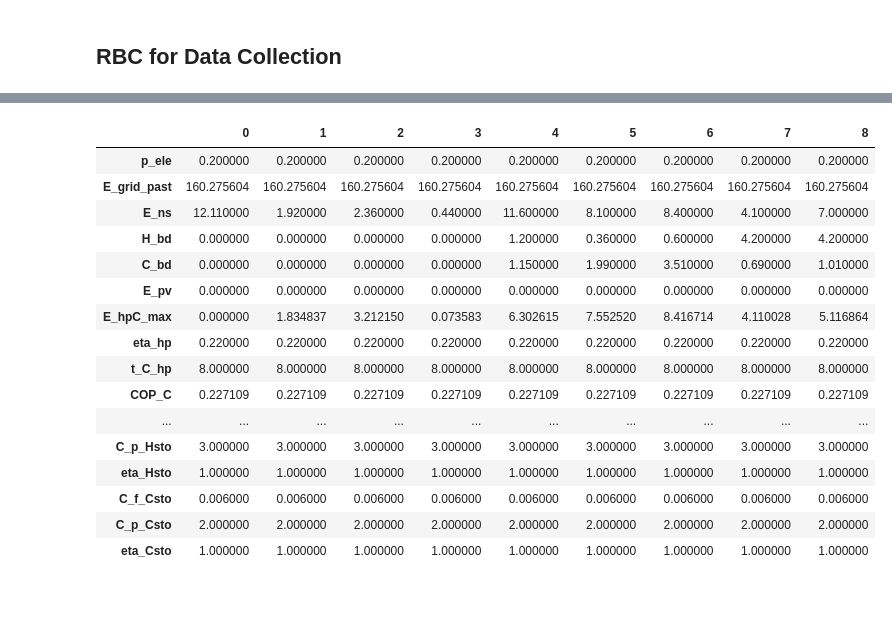
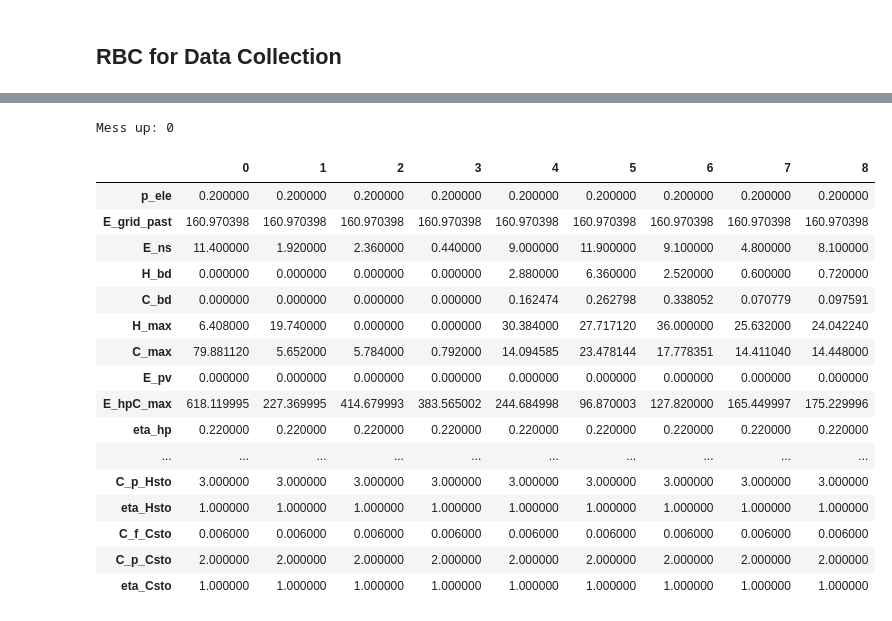
Before and after one commit to QasimWani/ZOiRL, a Jupyter notebook: implicit_agent.ipynb, the cells around one changed output, grey strips where cells are left out. Saved outputs shown, nothing was run; the diff lists cells and outputs as text; code cells hidden in the pictures.

Commit message:
day ahead dispatch bug

```diff
--- a/implicit_agent.ipynb
+++ b/implicit_agent.ipynb
@@ -37,7 +37,7 @@ observations_spaces, actions_spaces = env.get_state_action_spaces()
 ### load weather data for calculation of COP
 with open(env.data_path / env.weather_file) as csv_file:
     weather_data = pd.read_csv(csv_file)
-weather_data = 273.15 + np.array(weather_data['Outdoor Drybulb Temperature [C]'])
+weather_data = weather_data['Outdoor Drybulb Temperature [C]']
 # %% [markdown]
 ## Load Data
 # %%
@@ -145,7 +163,7 @@ def get_current_data(env, t):
 # %%
 def parse_data(data:dict, current_data:dict):
     """ Parses `current_data` for optimization and loads into `data` """
-    assert len(current_data) == 24, "Invalid number of parameters. Can't run basic (root) agent optimization"
+    assert len(current_data) == 26, "Invalid number of parameters. Can't run basic (root) agent optimization"
 
     for key, value in current_data.items():
         if key not in data:
@@ -187,14 +205,14 @@ def create_random_data(data:dict):
         data[key] = np.clip(np.random.random(size=data[key].shape), 0, 1)
     return data
 # %%
-def get_actions(data:dict, t, debug=False, apply_seed=False):
-    """ Runs Optim for all 9 buildings per hour. """
+def get_actions(data:dict, t, debug=False, apply_seed=False, lookahead=False):
+    """ Runs Optim for all 9 buildings per hour. `lookahead` once set to `True` computes day-ahead dispatch """
     convert_to_numpy(data)
     data = create_random_data(deepcopy(data)) if apply_seed else data
     if debug:
         return [Optim(t, data, i, actions_spaces[i].shape[0]) for i in range(9)]
 
-    return [Optim(t, data, i, actions_spaces[i].shape[0]).solve(debug) for i in range(9)]
+    return [Optim(t, data, i, actions_spaces[i].shape[0]).solve(debug, lookahead) for i in range(9)]
 # %%
 class Optim:
     """ Define Differential Optimization framework for CL. """
@@ -419,8 +439,9 @@ indx_hour = get_idx_hour()
 
 start = time.time()
 
+look_ahead_cost = []
 #run agent
-while not done and t_idx < rbc_threshold + 48:
+while not done and t_idx < rbc_threshold + 24*30:
 
     hour_state = np.array([[state[0][indx_hour]]])
 
@@ -429,14 +450,21 @@ while not done and t_idx < rbc_threshold + 48:
         _, init_updates = init_values(data) #update 0th hour values
         data = {}
 
-    if t_idx%1460 < rbc_threshold: #run RBC 1st week once.
+    if t_idx%1460 < rbc_threshold:
         action = agents.select_action(hour_state)
         next_state, rewards, done, _ = env.step(action)
     else:
-        #running optimization per 24 hours.
-        data_est = estimate_data(deepcopy(env), agents, state, deepcopy(data), indx_hour, t_idx, init_updates) #adaptive-perhour
-        action = get_actions(data_est, t_idx % 24) #runs optimization per hour.
-        next_state, rewards, done, _ = env.step(action)
+        #day ahead dispatch.
+        ### at first hour, collects the data from t = 1 to t = 24 using RBC.
+        ### solves optimization for all hours, and runs corresponding actions for the next 23 hours
+        if not data: #first hour
+            data_est = estimate_data(deepcopy(env), agents, state, deepcopy(data), indx_hour, t_idx, init_updates)
+            optim_results = get_actions(data_est, t_idx % 24, lookahead=True) #day-ahead plan
+            action_planned_day, cost_dispatch = zip(*optim_results)
+            look_ahead_cost.append(cost_dispatch) # per day estimation cost after solving for hour 1 for hours 1-24
+        #action = get_actions(data_est, t_idx % 24) #runs optimization per hour.
+        assert len(action_planned_day[0][0]) == 24, 'Invalid number of observations for Optimization actions'
+        next_state, rewards, done, _ = env.step([np.array(action_planned_day[idx])[:, t_idx % 24] for idx in range(len(actions_spaces))])
 
     state = next_state
 
@@ -503,26 +557,28 @@ pd.DataFrame([data_est['c_Csto_end'][0], data_est['c_Hsto_end'][0], *data_est['c
 | c_bat_end | 0.100000 | 0.100000 | 0.100000 | 0.100000 | 0.100000 | 0.100000 | 0.100000 | 0.100000 | 0.100000 |
 # %%
-t_test = 0
+t_test = (t_idx - rbc_threshold) % 24
+print(f"Mess up: {t_test}")
 
 bd_debug = []
 row_ind = []
 for key in data_est.keys():
     if len(data_est[key]) > 2:
         row_ind.append(key)
         bd_debug.append(data_est[key][t_test])
 pd.DataFrame(bd_debug, index=row_ind)
 # %% [output]
+Mess up: 0
 |  | 0 | 1 | 2 | 3 | 4 | 5 | 6 | 7 | 8 |
 | p_ele | 0.200000 | 0.200000 | 0.200000 | 0.200000 | 0.200000 | 0.200000 | 0.200000 | 0.200000 | 0.200000 |
-| E_grid_past | 160.275604 | 160.275604 | 160.275604 | 160.275604 | 160.275604 | 160.275604 | 160.275604 | 160.275604 | 160.275604 |
-| E_ns | 12.110000 | 1.920000 | 2.360000 | 0.440000 | 11.600000 | 8.100000 | 8.400000 | 4.100000 | 7.000000 |
-| H_bd | 0.000000 | 0.000000 | 0.000000 | 0.000000 | 1.200000 | 0.360000 | 0.600000 | 4.200000 | 4.200000 |
-| C_bd | 0.000000 | 0.000000 | 0.000000 | 0.000000 | 1.150000 | 1.990000 | 3.510000 | 0.690000 | 1.010000 |
+| E_grid_past | 160.970398 | 160.970398 | 160.970398 | 160.970398 | 160.970398 | 160.970398 | 160.970398 | 160.970398 | 160.970398 |
+| E_ns | 11.400000 | 1.920000 | 2.360000 | 0.440000 | 9.000000 | 11.900000 | 9.100000 | 4.800000 | 8.100000 |
+| H_bd | 0.000000 | 0.000000 | 0.000000 | 0.000000 | 2.880000 | 6.360000 | 2.520000 | 0.600000 | 0.720000 |
+| C_bd | 0.000000 | 0.000000 | 0.000000 | 0.000000 | 0.162474 | 0.262798 | 0.338052 | 0.070779 | 0.097591 |
+| H_max | 6.408000 | 19.740000 | 0.000000 | 0.000000 | 30.384000 | 27.717120 | 36.000000 | 25.632000 | 24.042240 |
+| C_max | 79.881120 | 5.652000 | 5.784000 | 0.792000 | 14.094585 | 23.478144 | 17.778351 | 14.411040 | 14.448000 |
 | E_pv | 0.000000 | 0.000000 | 0.000000 | 0.000000 | 0.000000 | 0.000000 | 0.000000 | 0.000000 | 0.000000 |
-| E_hpC_max | 0.000000 | 1.834837 | 3.212150 | 0.073583 | 6.302615 | 7.552520 | 8.416714 | 4.110028 | 5.116864 |
+| E_hpC_max | 618.119995 | 227.369995 | 414.679993 | 383.565002 | 244.684998 | 96.870003 | 127.820000 | 165.449997 | 175.229996 |
 | eta_hp | 0.220000 | 0.220000 | 0.220000 | 0.220000 | 0.220000 | 0.220000 | 0.220000 | 0.220000 | 0.220000 |
-| t_C_hp | 8.000000 | 8.000000 | 8.000000 | 8.000000 | 8.000000 | 8.000000 | 8.000000 | 8.000000 | 8.000000 |
-| COP_C | 0.227109 | 0.227109 | 0.227109 | 0.227109 | 0.227109 | 0.227109 | 0.227109 | 0.227109 | 0.227109 |
 | ... | ... | ... | ... | ... | ... | ... | ... | ... | ... |
 | C_p_Hsto | 3.000000 | 3.000000 | 3.000000 | 3.000000 | 3.000000 | 3.000000 | 3.000000 | 3.000000 | 3.000000 |
 | eta_Hsto | 1.000000 | 1.000000 | 1.000000 | 1.000000 | 1.000000 | 1.000000 | 1.000000 | 1.000000 | 1.000000 |
```
Also changed, not shown: parts of 12 cells of this notebook.
